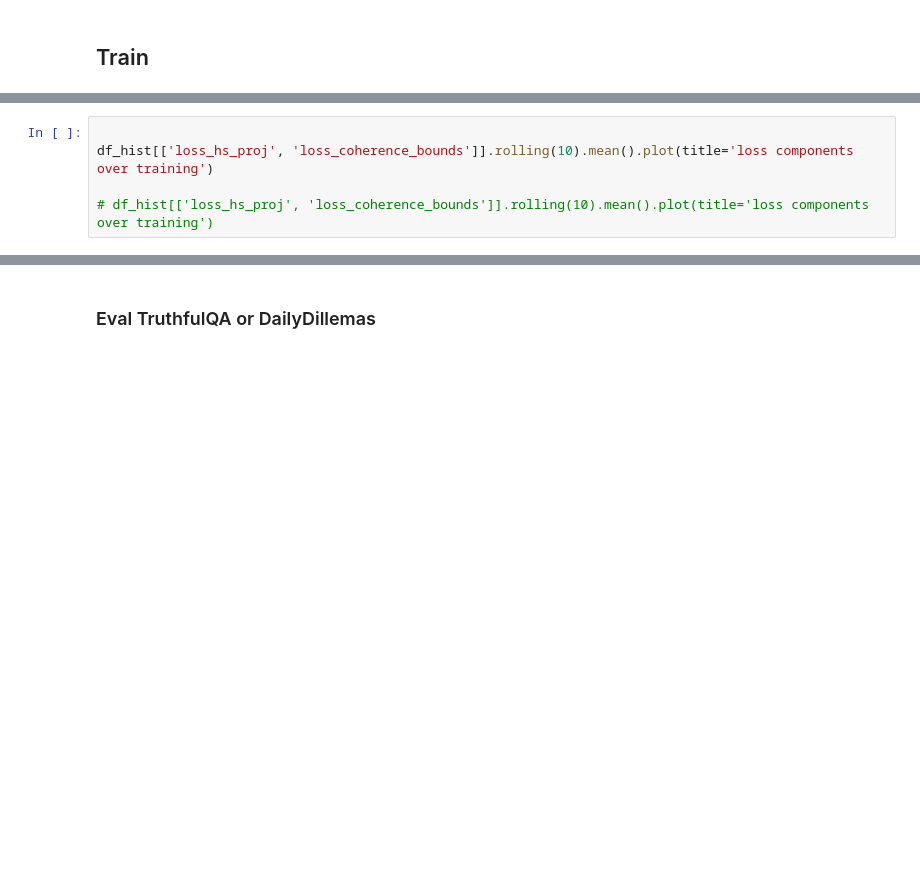
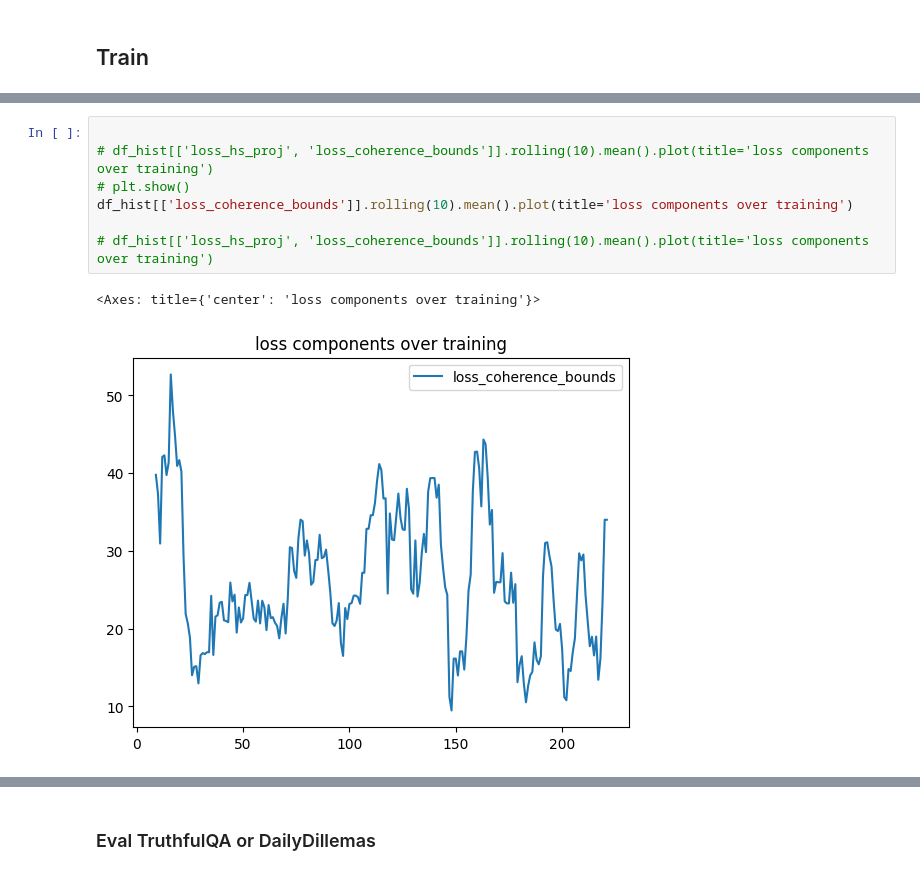
Before and after one commit to wassname/repeng, a Jupyter notebook: notebooks/contrastive_adapter_custom_8bit.ipynb, the cells around one changed output, grey strips where cells are left out. Cells and saved outputs as stored; diff of their text form; blank space fills up the shorter version.

```diff
--- a/notebooks/contrastive_adapter_custom_8bit.ipynb
+++ b/notebooks/contrastive_adapter_custom_8bit.ipynb
@@ -453,8 +578,13 @@ pd.DataFrame(list(df_hist['cosines'].values)).plot(title='cosine between steer v
 # %%
 
-df_hist[['loss_hs_proj', 'loss_coherence_bounds']].rolling(10).mean().plot(title='loss components over training')
+# df_hist[['loss_hs_proj', 'loss_coherence_bounds']].rolling(10).mean().plot(title='loss components over training')
+# plt.show()
+df_hist[['loss_coherence_bounds']].rolling(10).mean().plot(title='loss components over training')
 
 # df_hist[['loss_hs_proj', 'loss_coherence_bounds']].rolling(10).mean().plot(title='loss components over training')
+# %% [output]
+<Axes: title={'center': 'loss components over training'}>
+[figure, added]
 # %%
 df_hist['lr'].plot()
 # df_hist
```
Also changed, not shown: parts of 18 cells of this notebook, 2 other files.
